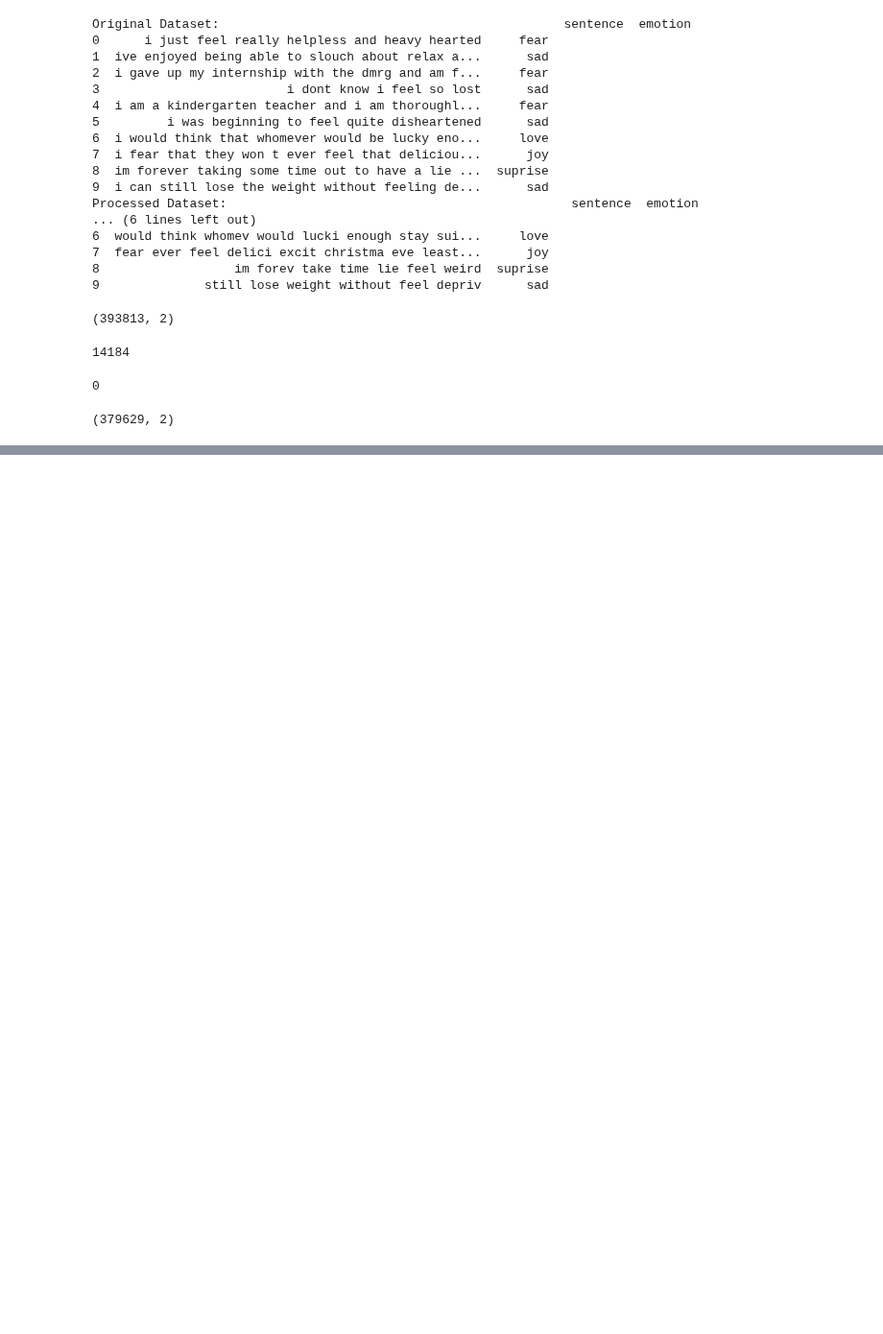
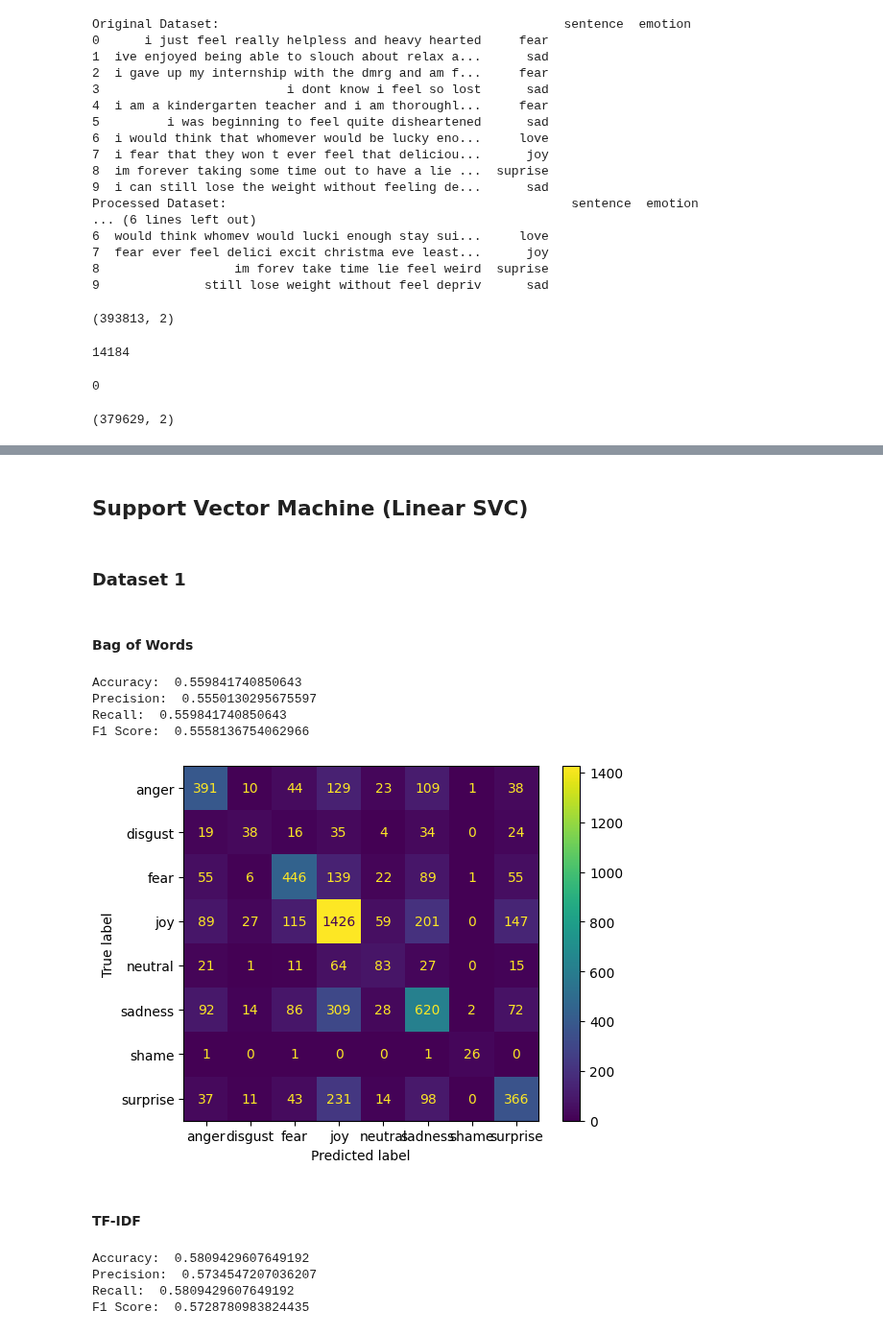
Before and after one commit to SMNahian270/NLP_Project_Emotion-Detection, a Jupyter notebook: nabil.ipynb, the cells around one changed output, grey strips where cells are left out. Shown at 96% size. Cells and saved outputs as stored; diff of their text form; code cells hidden in the pictures; blank space fills up the shorter version.

Commit message:
SVM implementation on both datasets, BoW and TF-IDF

```diff
--- a/nabil.ipynb
+++ b/nabil.ipynb
@@ -517,0 +549,6 @@ copy_d2.to_csv('emotion_dataset_2.csv', index = False)
+# %%
+dataset_1 = pd.read_csv('emotion_dataset_raw.csv')
+dataset_2 = pd.read_csv('combined_emotion.csv')
+
+print(dataset_1.shape)
+print(dataset_2.shape)
@@ -517,0 +594,7 @@ copy_d2.to_csv('emotion_dataset_2.csv', index = False)
+# %%
+dataset_1 = dataset_1.dropna()
+dataset_1['Text'] = dataset_1['Text'].apply(preprocess)
+dataset_1 = dataset_1[dataset_1['Text'].str.strip() != '']
+dataset_1 = dataset_1.drop_duplicates(subset=['Text'])
+print(dataset_1.shape)
+print(dataset_1.head())
@@ -517,0 +626,56 @@ copy_d2.to_csv('emotion_dataset_2.csv', index = False)
+# %% [markdown]
+## Support Vector Machine (Linear SVC)
+# %% [markdown]
+### Dataset 1
+# %%
+X_1 = dataset_1['Text']
+y_1 = dataset_1['Emotion']
+
+X1_train, X1_test, y1_train, y1_test = train_test_split(X_1, y_1, test_size=0.2, random_state=42, stratify=y_1)
+# %% [markdown]
+#### Bag of Words
+# %%
+bow_1 = CountVectorizer()
+X1_train_bow = bow_1.fit_transform(X1_train)
+X1_test_bow = bow_1.transform(X1_test)
+
+svm_1_bow = LinearSVC()
+svm_1_bow.fit(X1_train_bow, y1_train)
+pred_1_bow = svm_1_bow.predict(X1_test_bow)
+
+print("Accuracy: ", accuracy_score(y1_test, pred_1_bow))
+print("Precision: ", precision_score(y1_test, pred_1_bow, average='weighted'))
+print("Recall: ", recall_score(y1_test, pred_1_bow, average='weighted'))
+print("F1 Score: ", f1_score(y1_test, pred_1_bow, average='weighted'))
+# %% [output]
+Accuracy:  0.559841740850643
+Precision:  0.5550130295675597
+Recall:  0.559841740850643
+F1 Score:  0.5558136754062966
+# %%
+cm_1_bow = confusion_matrix(y1_test, pred_1_bow)
+disp_1_bow = ConfusionMatrixDisplay(confusion_matrix=cm_1_bow, display_labels=svm_1_bow.classes_)
+disp_1_bow.plot()
+plt.show()
+# %% [output]
+[figure, added]
+# %% [markdown]
+#### TF-IDF
+# %%
+tfidf_1 = TfidfVectorizer()
+X1_train_tfidf = tfidf_1.fit_transform(X1_train)
+X1_test_tfidf = tfidf_1.transform(X1_test)
+
+svm_1_tfidf = LinearSVC()
+svm_1_tfidf.fit(X1_train_tfidf, y1_train)
+pred_1_tfidf = svm_1_tfidf.predict(X1_test_tfidf)
+
+print("Accuracy: ", accuracy_score(y1_test, pred_1_tfidf))
+print("Precision: ", precision_score(y1_test, pred_1_tfidf, average='weighted'))
+print("Recall: ", recall_score(y1_test, pred_1_tfidf, average='weighted'))
+print("F1 Score: ", f1_score(y1_test, pred_1_tfidf, average='weighted'))
+# %% [output]
+Accuracy:  0.5809429607649192
+Precision:  0.5734547207036207
+Recall:  0.5809429607649192
+F1 Score:  0.5728780983824435
```
Also changed, not shown: parts of 22 cells of this notebook.
